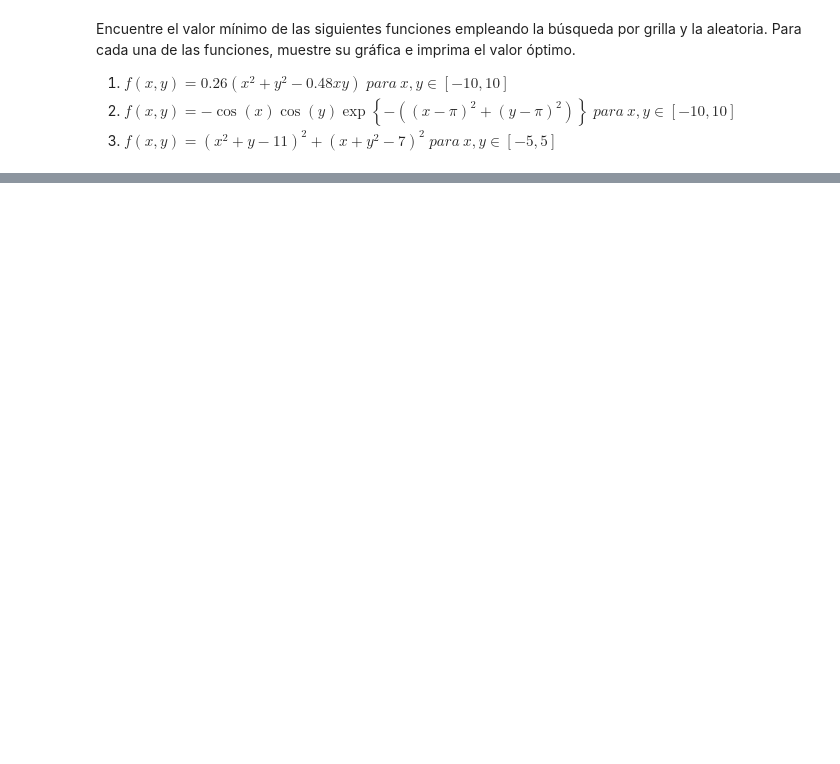
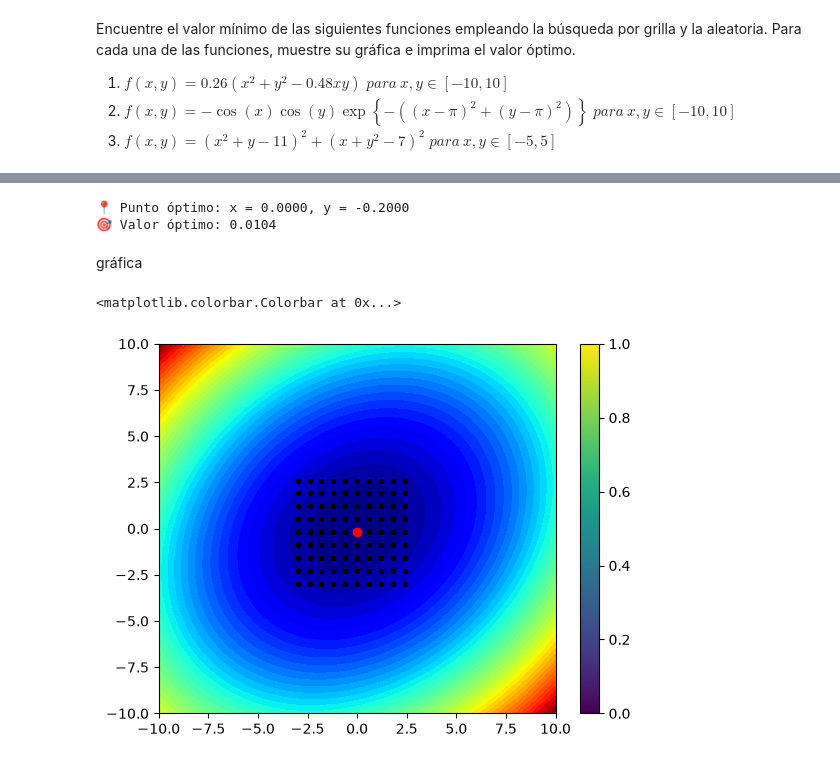
Before and after one commit to KevinHidalgoDS/optimizacion-ia, a Jupyter notebook: notebooks/01_Prct_parte1_2026_2S.ipynb, the cells around one changed output, grey strips where cells are left out. Saved outputs shown, nothing was run; the diff lists cells and outputs as text; code cells hidden in the pictures; blank space fills up the shorter version.

```diff
--- a/notebooks/01_Prct_parte1_2026_2S.ipynb
+++ b/notebooks/01_Prct_parte1_2026_2S.ipynb
@@ -105,0 +130,8 @@ def f(x: float, y: float) -> float:
+# %%
+x_sample = np.arange(-3.0, 3.0, 0.6)
+y_sample = np.arange(-3.0, 3.0, 0.7)
+
+xt, yt = np.meshgrid(x_sample, y_sample)
+
+#Calculamos la funcion
+feval_t = f(xt, yt)
@@ -106,3 +172,31 @@ def f(x: float, y: float) -> float:
+# %%
+# 1. Encontrar el índice (plano) del valor mínimo en la matriz
+indice_minimo = np.argmin(feval_t)
+
+# 2. Convertir ese índice plano en coordenadas de fila y columna (best_x, best_y)
+best_x, best_y = np.unravel_index(indice_minimo, feval_t.shape)
+
+# Extraer los valores
+f_opt = feval_t[best_x, best_y]
+x_opt = xt[best_x, best_y]
+y_opt = yt[best_x, best_y]
+
+# El nuevo print amigable
+print(f"📍 Punto óptimo: x = {x_opt:.4f}, y = {y_opt:.4f}")
+print(f"🎯 Valor óptimo: {f_opt:.4f}")
+# %% [output]
+📍 Punto óptimo: x = 0.0000, y = -0.2000
+🎯 Valor óptimo: 0.0104
+# %% [markdown]
+gráfica
+# %%
+plt.contourf(X, Y, Z, levels=50, cmap='jet')
+plt.scatter(xt,yt,c='black',marker='.')
+plt.scatter(xt[best_x][best_y],yt[best_x][best_y],c='red')
+plt.colorbar()
+# %% [output]
+<matplotlib.colorbar.Colorbar at 0x...>
+[figure, added]
 # %%
 def f(x: np.ndarray, y: np.ndarray) -> np.ndarray:
     """Calcula la función de forma vectorizada.
```
Also changed, not shown: parts of 10 cells of this notebook.
